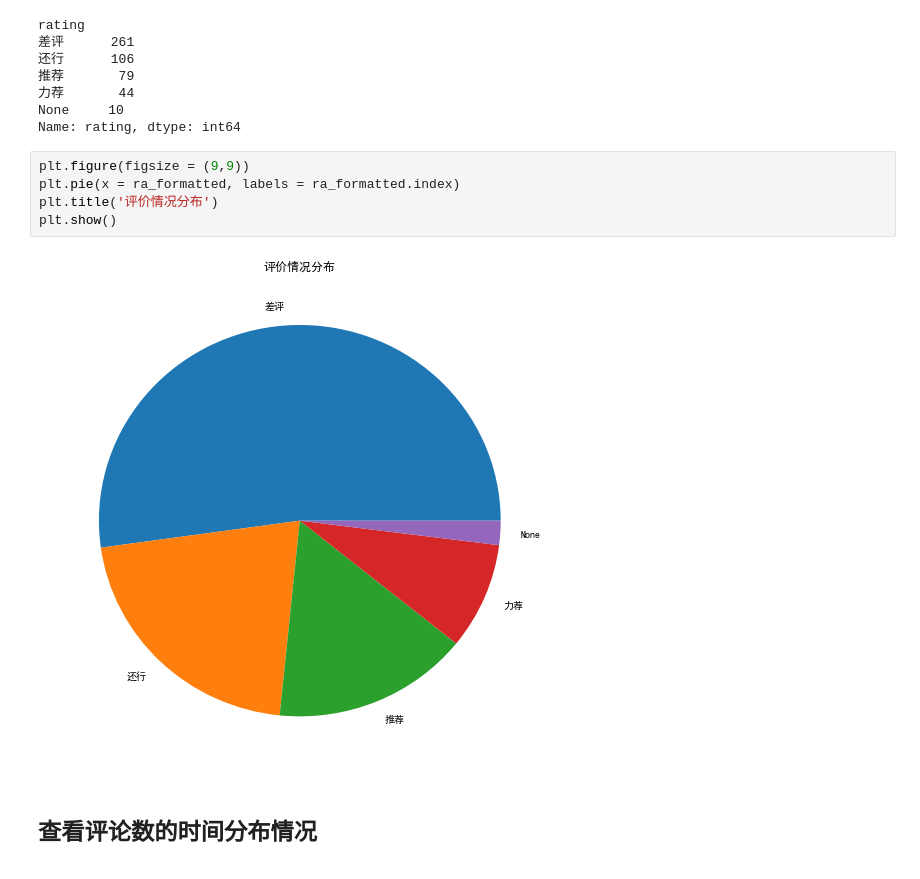
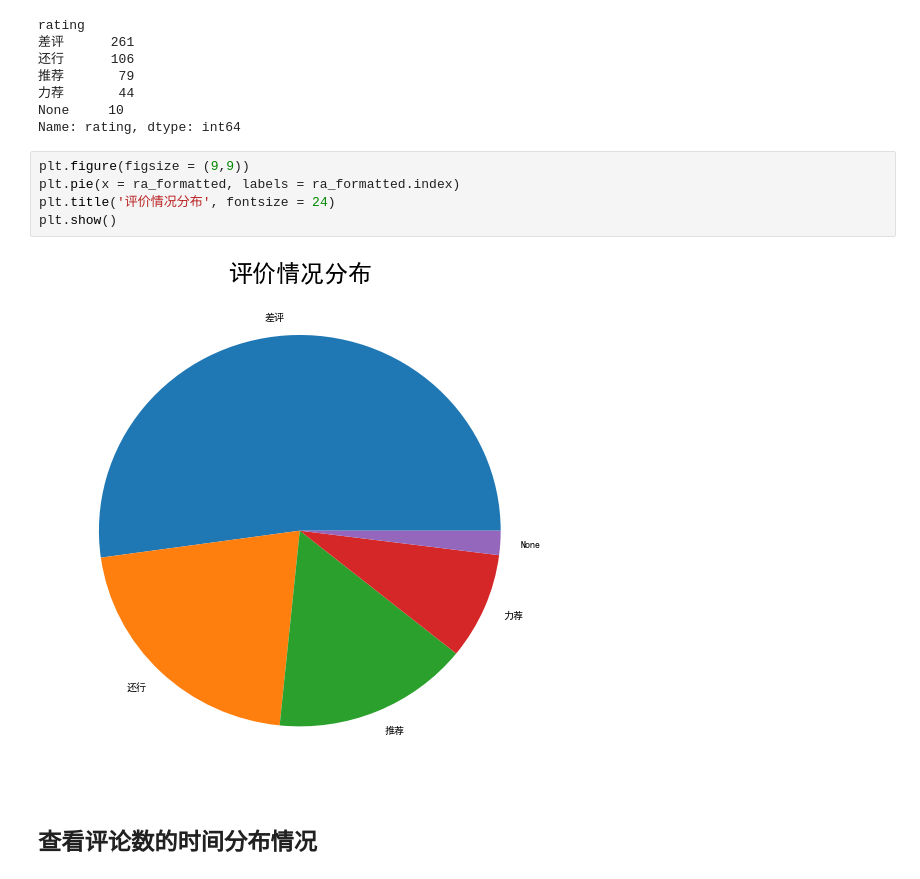
Before and after one commit to 13122100560/Scrapper-HouLaiUs, a Jupyter notebook: visualization.ipynb, the cells around one changed output. Saved outputs shown, nothing was run; the diff lists cells and outputs as text.

```diff
--- a/visualization.ipynb
+++ b/visualization.ipynb
@@ -95,10 +95,10 @@ Name: rating, dtype: int64
 # %%
 plt.figure(figsize = (9,9))
 plt.pie(x = ra_formatted, labels = ra_formatted.index)
-plt.title('评价情况分布')
+plt.title('评价情况分布', fontsize = 24)
 plt.show()
 # %% [output]
-[figure, old version]
+[figure, new version]
 # %% [markdown]
 ## 查看评论数的时间分布情况
 # %%
```
Also changed, not shown: parts of 4 cells of this notebook, 1 other file.
